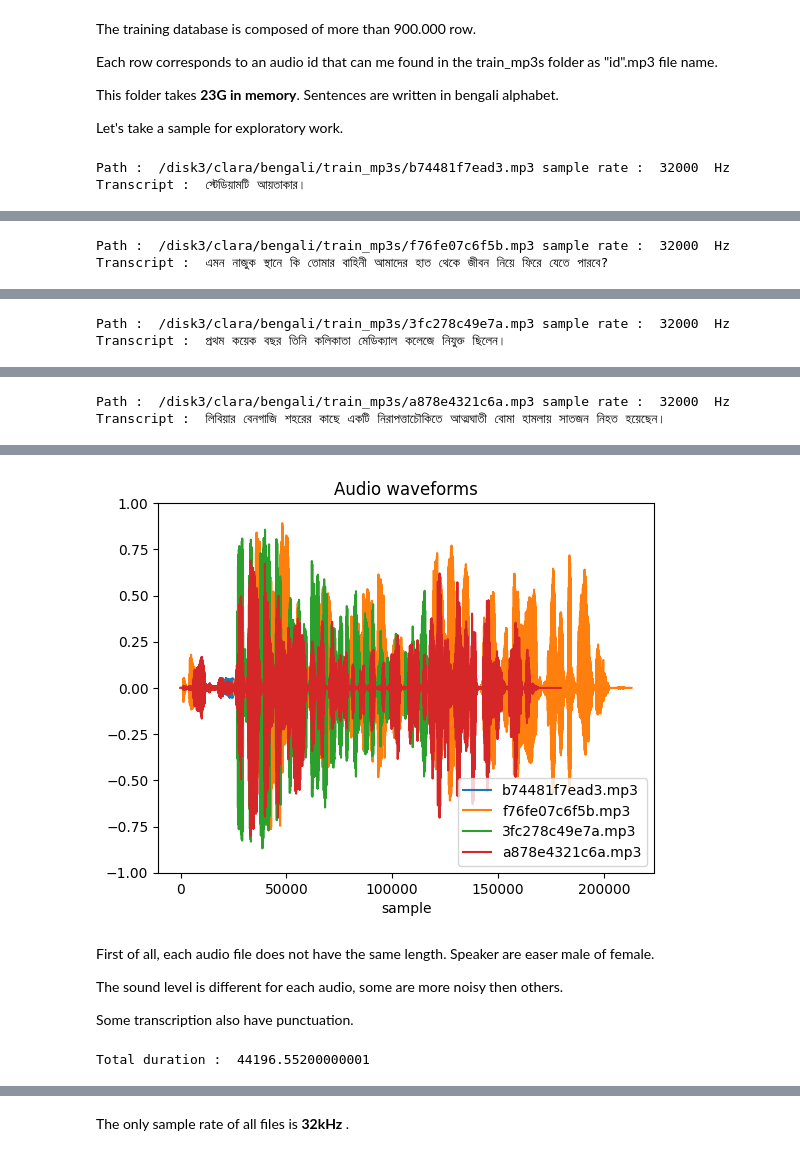
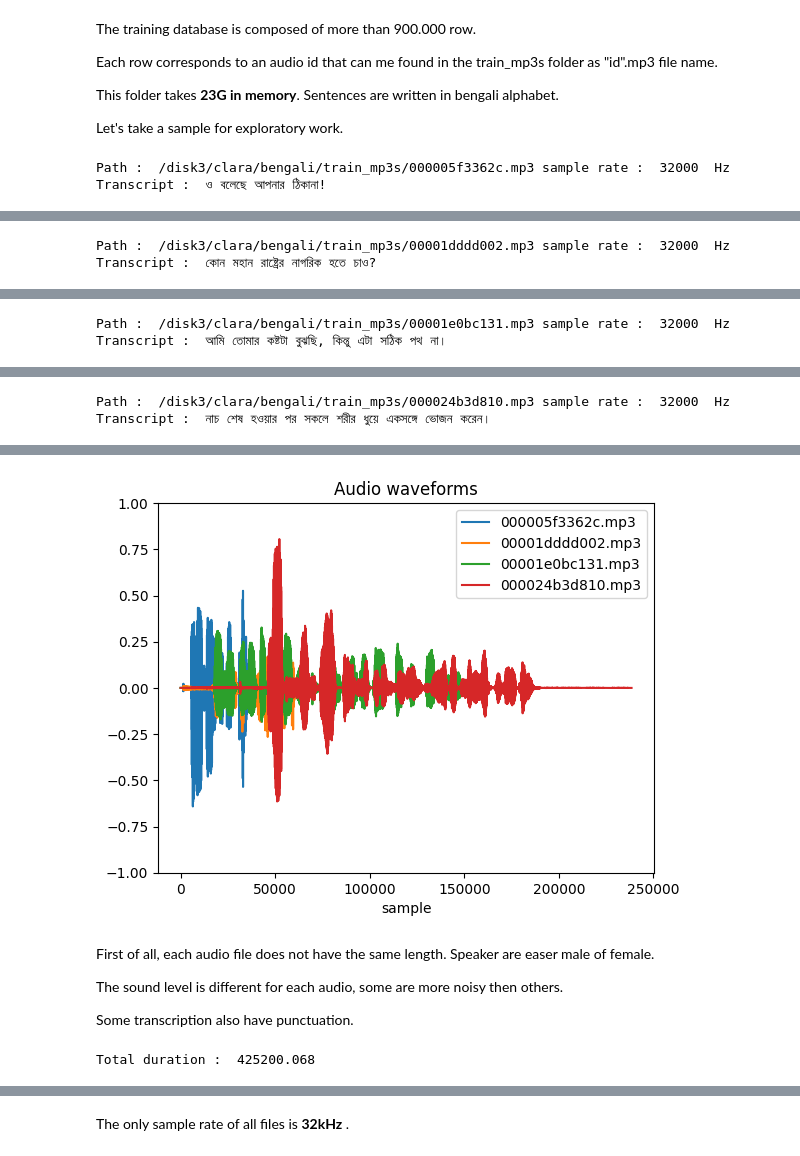
Before and after one commit to CYaiche/bengali_ASR, a Jupyter notebook: notebooks/exploratory_1.ipynb, the cells around one changed output, grey strips where cells are left out. Cells and saved outputs as stored; diff of their text form; code cells hidden in the pictures.

```diff
--- a/notebooks/exploratory_1.ipynb
+++ b/notebooks/exploratory_1.ipynb
@@ -45,35 +45,34 @@ Sentences are written in bengali alphabet.
 
 Let's take a sample for exploratory work.
 # %%
-df = df.sample(10000)
 for i in range(4) :
     id = df.iloc[i]["id"]
     audio_path = audio_folder / f"{id}.mp3"
     audio , sr = sf.read(audio_path)
     print("Path : ", audio_path, "sample rate : ", sr, " Hz")
     print("Transcript : ", df.iloc[i]["sentence"])
     plt.plot(audio, label=f"{id}.mp3" )
     plt.xlabel("sample")
     plt.ylim([-1,1])
 
     IPython.display.display(IPython.display.Audio(audio_path))
 plt.title("Audio waveforms")
 plt.legend()
 plt.show()
 # %% [output]
-Path :  /disk3/clara/bengali/train_mp3s/b74481f7ead3.mp3 sample rate :  32000  Hz
-Transcript :  স্টেডিয়ামটি আয়তাকার।
+Path :  /disk3/clara/bengali/train_mp3s/000005f3362c.mp3 sample rate :  32000  Hz
+Transcript :  ও বলেছে আপনার ঠিকানা!
 [interactive output not drawn]
-Path :  /disk3/clara/bengali/train_mp3s/f76fe07c6f5b.mp3 sample rate :  32000  Hz
-Transcript :  এমন নাজুক স্থানে কি তোমার বাহিনী আমাদের হাত থেকে জীবন নিয়ে ফিরে যেতে পারবে?
+Path :  /disk3/clara/bengali/train_mp3s/00001dddd002.mp3 sample rate :  32000  Hz
+Transcript :  কোন মহান রাষ্ট্রের নাগরিক হতে চাও?
 [interactive output not drawn]
-Path :  /disk3/clara/bengali/train_mp3s/3fc278c49e7a.mp3 sample rate :  32000  Hz
-Transcript :  প্রথম কয়েক বছর তিনি কলিকাতা মেডিক্যাল কলেজে নিযুক্ত ছিলেন।
+Path :  /disk3/clara/bengali/train_mp3s/00001e0bc131.mp3 sample rate :  32000  Hz
+Transcript :  আমি তোমার কষ্টটা বুঝছি, কিন্তু এটা সঠিক পথ না।
 [interactive output not drawn]
-Path :  /disk3/clara/bengali/train_mp3s/a878e4321c6a.mp3 sample rate :  32000  Hz
-Transcript :  লিবিয়ার বেনগাজি শহরের কাছে একটি নিরাপত্তাচৌকিতে আত্মঘাতী বোমা হামলায় সাতজন নিহত হয়েছেন।
+Path :  /disk3/clara/bengali/train_mp3s/000024b3d810.mp3 sample rate :  32000  Hz
+Transcript :  নাচ শেষ হওয়ার পর সকলে শরীর ধুয়ে একসঙ্গে ভোজন করেন।
 [interactive output not drawn]
-[figure, old version]
+[figure, new version]
 # %% [markdown]
 First of all, each audio file does not have the same length. Speaker are easer male of female.
 
@@ -83,8 +84,8 @@ Some transcription also have punctuation.
 # %%
-def get_audio_lenght(row) :
+def get_audio_length(row) :
     audio, sr = sf.read(audio_folder / f"{row.id}.mp3")
     return len(audio) / sr
-df["duration"] = df.apply(get_audio_lenght, axis=1)
+df["duration"] = df.apply(get_audio_length, axis=1)
 print("Total duration : ", df["duration"].sum())
 # %% [output]
-Total duration :  44196.55200000001
+Total duration :  425200.068
```
Also changed, not shown: parts of 7 cells of this notebook, 17 other files.
